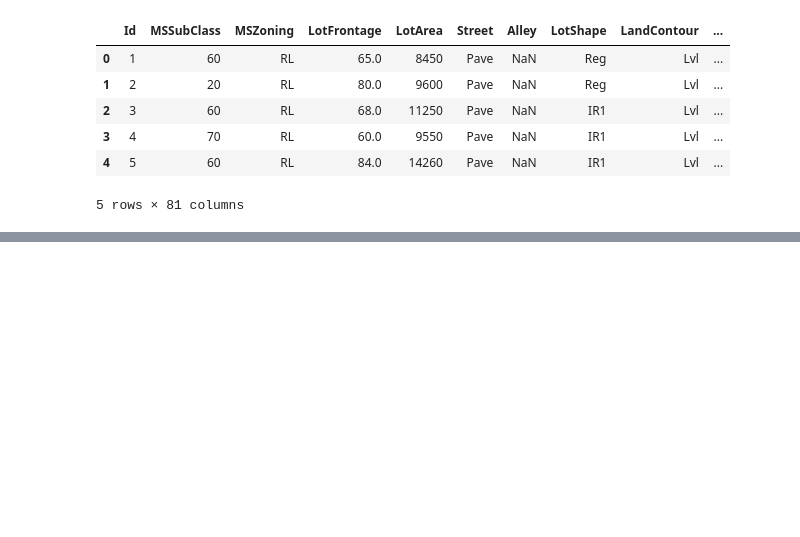
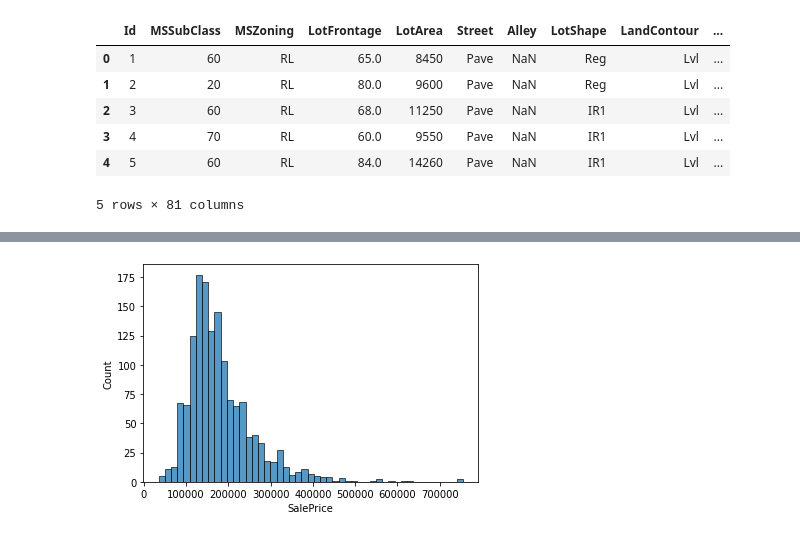
Before and after one commit to lkhart/kaggle_house_prices, a Jupyter notebook: house_price_eda.ipynb, the cells around one changed output, grey strips where cells are left out. Cells and saved outputs as stored; diff of their text form; code cells hidden in the pictures; blank space fills up the shorter version.

```diff
--- a/house_price_eda.ipynb
+++ b/house_price_eda.ipynb
@@ -25,0 +52,5 @@ train_df.head()
+# %%
+# histogram
+sns.histplot(x='SalePrice', data=train_df).set_title=('SalePrice Distribution')
+# %% [output]
+[figure, added]
```
Also changed, not shown: parts of 68 cells of this notebook.
